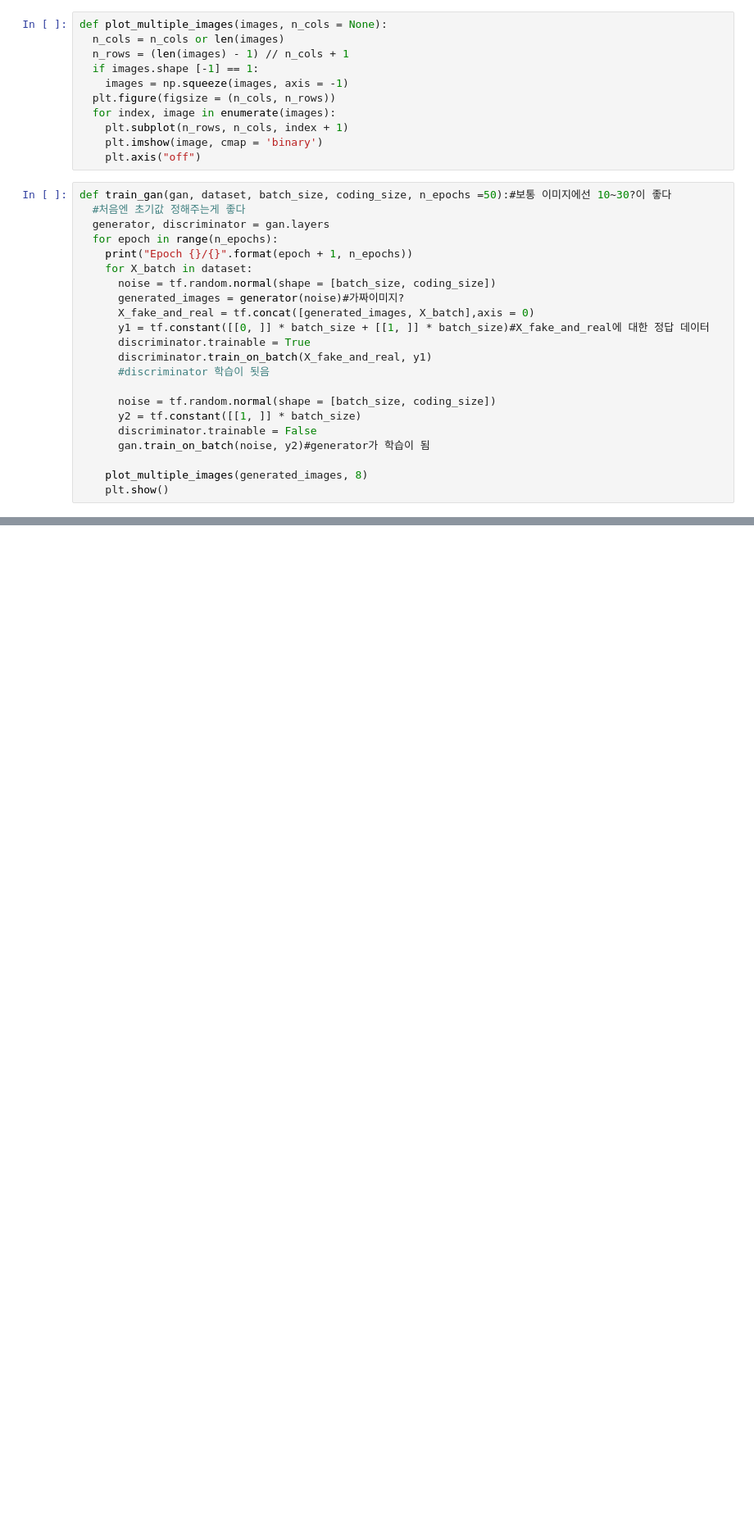
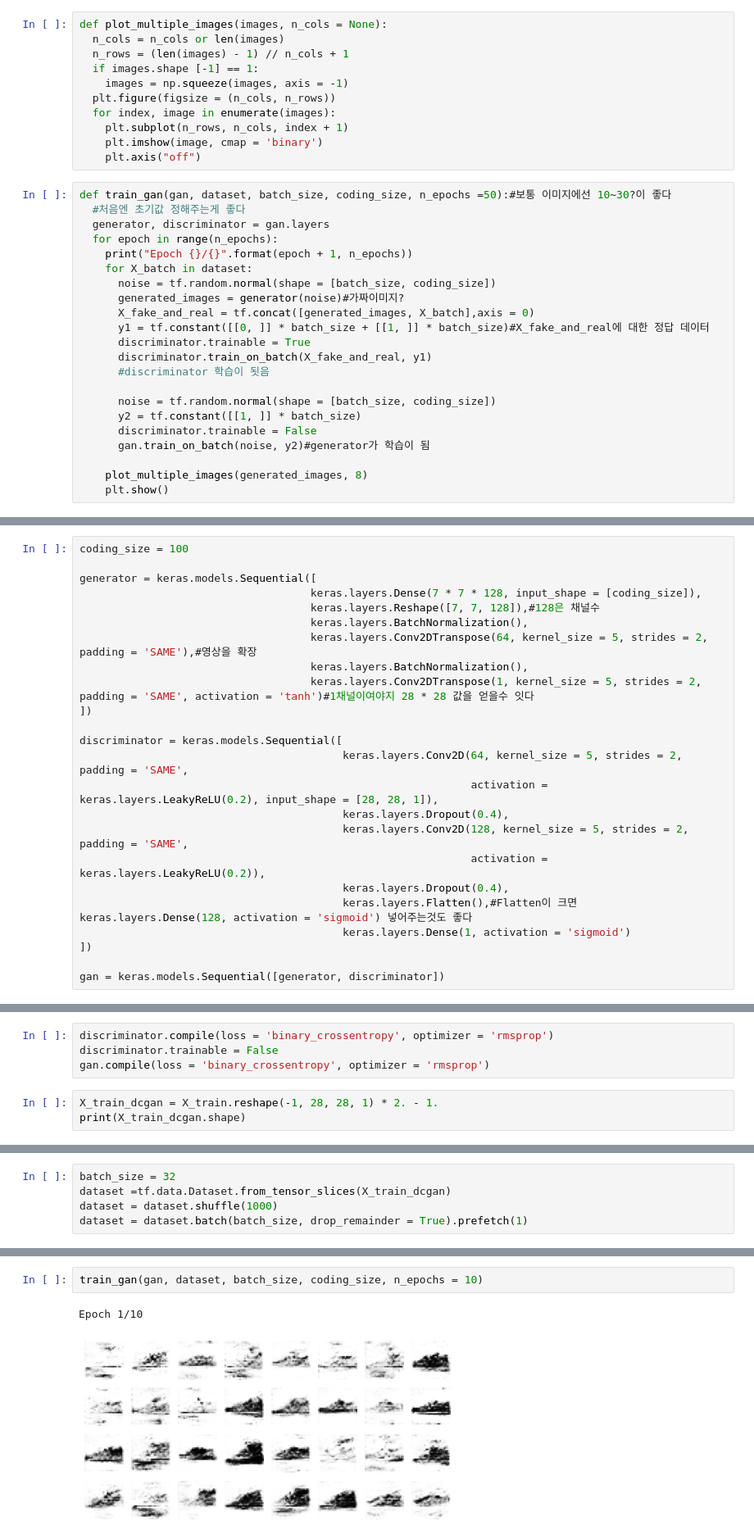
Before and after one commit to sturu1/FRI, a Jupyter notebook: 2020_08_07_오전수업_GAN.ipynb, the cells around one changed output, grey strips where cells are left out. Shown at 82% size. Saved outputs shown, nothing was run; the diff lists cells and outputs as text; blank space fills up the shorter version.

```diff
--- a/2020_08_07_오전수업_GAN.ipynb
+++ b/2020_08_07_오전수업_GAN.ipynb
@@ -150,0 +162,24 @@ Epoch 6/20
+# %%
+coding_size = 100
+
+generator = keras.models.Sequential([
+                                    keras.layers.Dense(7 * 7 * 128, input_shape = [coding_size]),
+                                    keras.layers.Reshape([7, 7, 128]),#128은 채널수
+                                    keras.layers.BatchNormalization(),
+                                    keras.layers.Conv2DTranspose(64, kernel_size = 5, strides = 2, padding = 'SAME'),#영상을 확장
+                                    keras.layers.BatchNormalization(),
+                                    keras.layers.Conv2DTranspose(1, kernel_size = 5, strides = 2, padding = 'SAME', activation = 'tanh')#1채널이여야지 28 * 28 값을 얻을수 잇다
+])
+
+discriminator = keras.models.Sequential([
+                                         keras.layers.Conv2D(64, kernel_size = 5, strides = 2, padding = 'SAME',
+                                                             activation = keras.layers.LeakyReLU(0.2), input_shape = [28, 28, 1]),
+                                         keras.layers.Dropout(0.4),
+                                         keras.layers.Conv2D(128, kernel_size = 5, strides = 2, padding = 'SAME',
+                                                             activation = keras.layers.LeakyReLU(0.2)),
+                                         keras.layers.Dropout(0.4),
+                                         keras.layers.Flatten(),#Flatten이 크면 keras.layers.Dense(128, activation = 'sigmoid') 넣어주는것도 좋다
+                                         keras.layers.Dense(1, activation = 'sigmoid')
+])
+
+gan = keras.models.Sequential([generator, discriminator])
@@ -150,0 +209,7 @@ Epoch 6/20
+# %%
+discriminator.compile(loss = 'binary_crossentropy', optimizer = 'rmsprop')
+discriminator.trainable = False
+gan.compile(loss = 'binary_crossentropy', optimizer = 'rmsprop')
+# %%
+X_train_dcgan = X_train.reshape(-1, 28, 28, 1) * 2. - 1.
+print(X_train_dcgan.shape)
@@ -150,0 +218,5 @@ Epoch 6/20
+# %%
+batch_size = 32
+dataset =tf.data.Dataset.from_tensor_slices(X_train_dcgan)
+dataset = dataset.shuffle(1000)
+dataset = dataset.batch(batch_size, drop_remainder = True).prefetch(1)
@@ -150,0 +227,5 @@ Epoch 6/20
+# %%
+train_gan(gan, dataset, batch_size, coding_size, n_epochs = 10)
+# %% [output]
+Epoch 1/10
+[figure, added]
```
Also changed, not shown: parts of 7 cells of this notebook.
